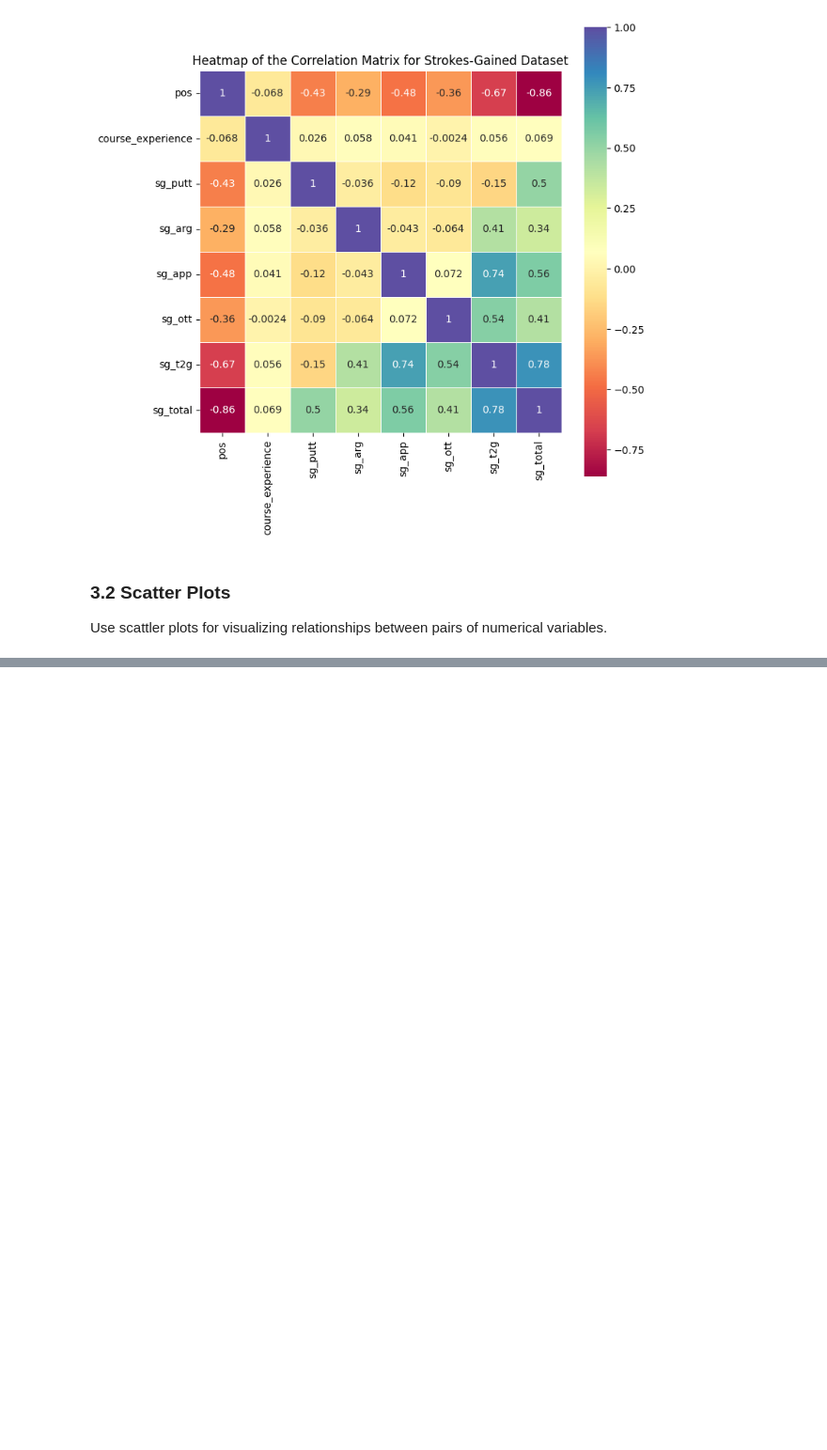
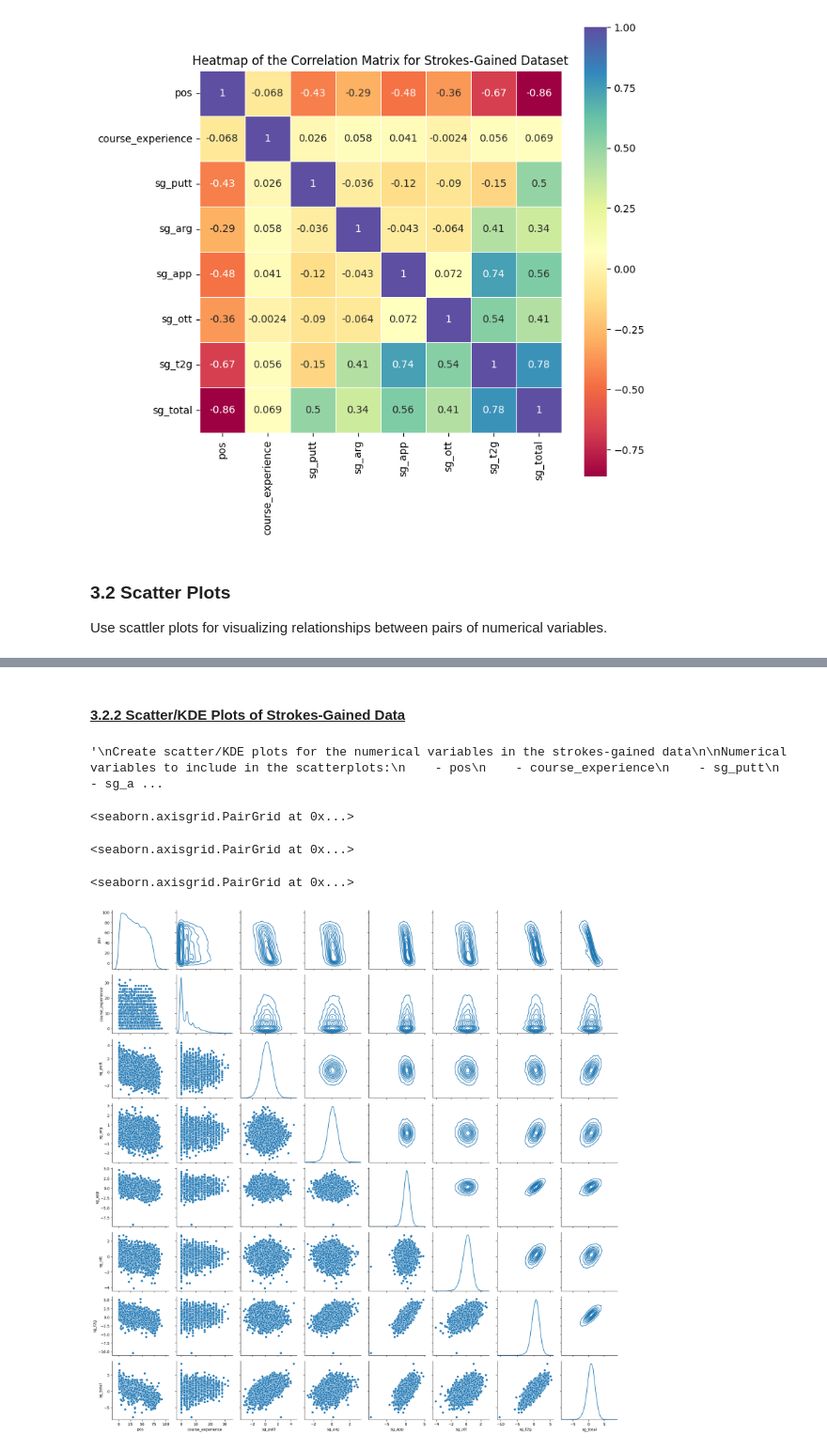
Before and after one commit to stefanjenss/Projects, a Jupyter notebook: PGA Tour Exploratory Data Analysis/PGA_Tour_EDA--2_Data_Exploration_Phase.ipynb, the cells around one changed output, grey strips where cells are left out. Shown at 94% size. Saved outputs shown, nothing was run; the diff lists cells and outputs as text; code cells hidden in the pictures; blank space fills up the shorter version.

```diff
--- a/PGA Tour Exploratory Data Analysis/PGA_Tour_EDA--2_Data_Exploration_Phase.ipynb
+++ b/PGA Tour Exploratory Data Analysis/PGA_Tour_EDA--2_Data_Exploration_Phase.ipynb
@@ -760,0 +769,28 @@ Use pair plots for selected variables to visualize the relationships among multi
+# %% [markdown]
+#### <u>3.2.2 Scatter/KDE Plots of Strokes-Gained Data</u>
+# %%
+"""
+Create scatter/KDE plots for the numerical variables in the strokes-gained data
+
+Numerical variables to include in the scatterplots:
+    - pos
+    - course_experience
+    - sg_putt
+    - sg_arg
+    - sg_app
+    - sg_ott
+    - sg_t2g
+    - sg_total
+"""
+
+# Create the scatter/KDE plots from the previously defined strokes-gained numerical variables
+sg_pairplot = sns.PairGrid(sg_data_valid, vars=sg_num_variables, diag_sharey=False)
+sg_pairplot.map_upper(sns.kdeplot) # KDE plot of the distribution of the two variables plotted
+sg_pairplot.map_lower(sns.scatterplot) # Scatterplot of the two variables plotted
+sg_pairplot.map_diag(sns.kdeplot) # KDE plot of the distribution of the variable plotted
+# %% [output]
+'\nCreate scatter/KDE plots for the numerical variables in the strokes-gained data\n\nNumerical variables to include in the scatterplots:\n    - pos\n    - course_experience\n    - sg_putt\n    - sg_a ...
+<seaborn.axisgrid.PairGrid at 0x...>
+<seaborn.axisgrid.PairGrid at 0x...>
+<seaborn.axisgrid.PairGrid at 0x...>
+[figure, added]
```
Also changed, not shown: parts of 6 cells of this notebook.
